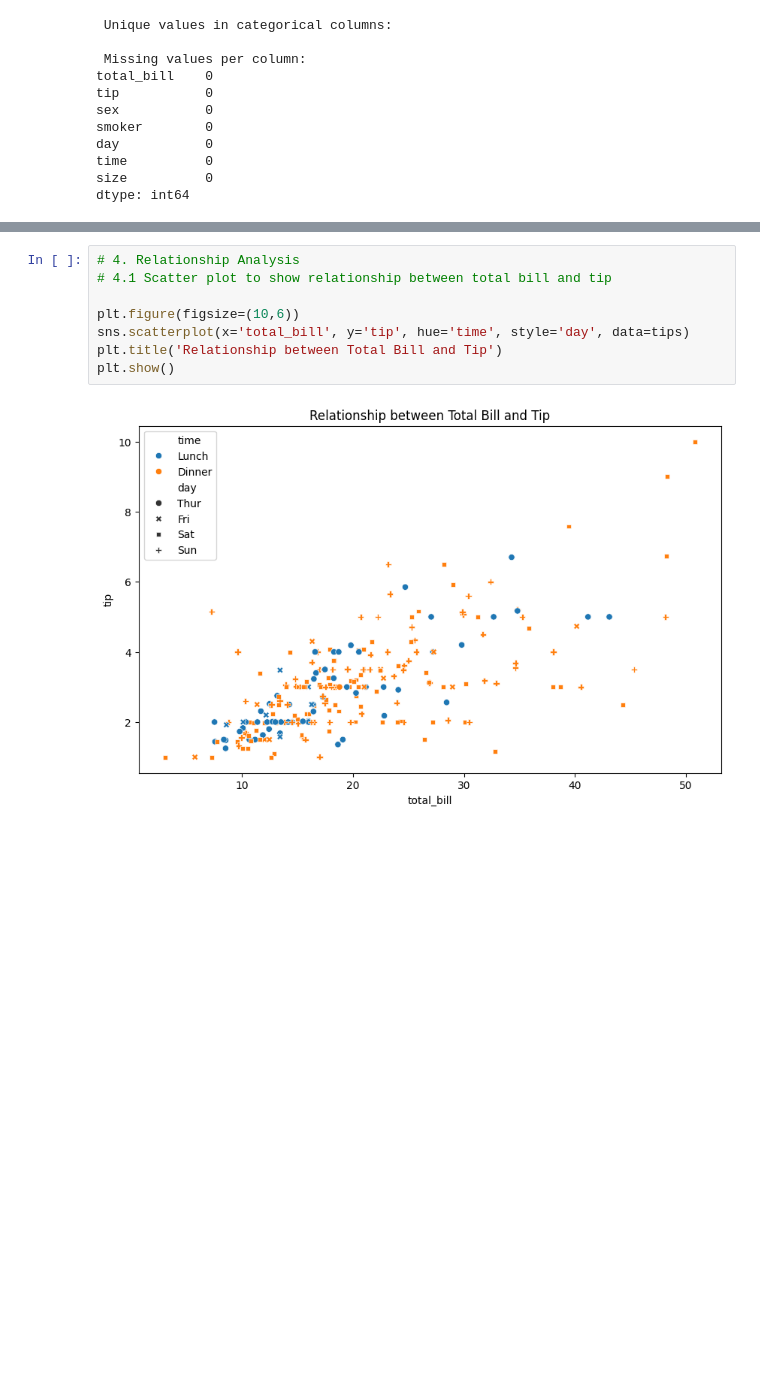
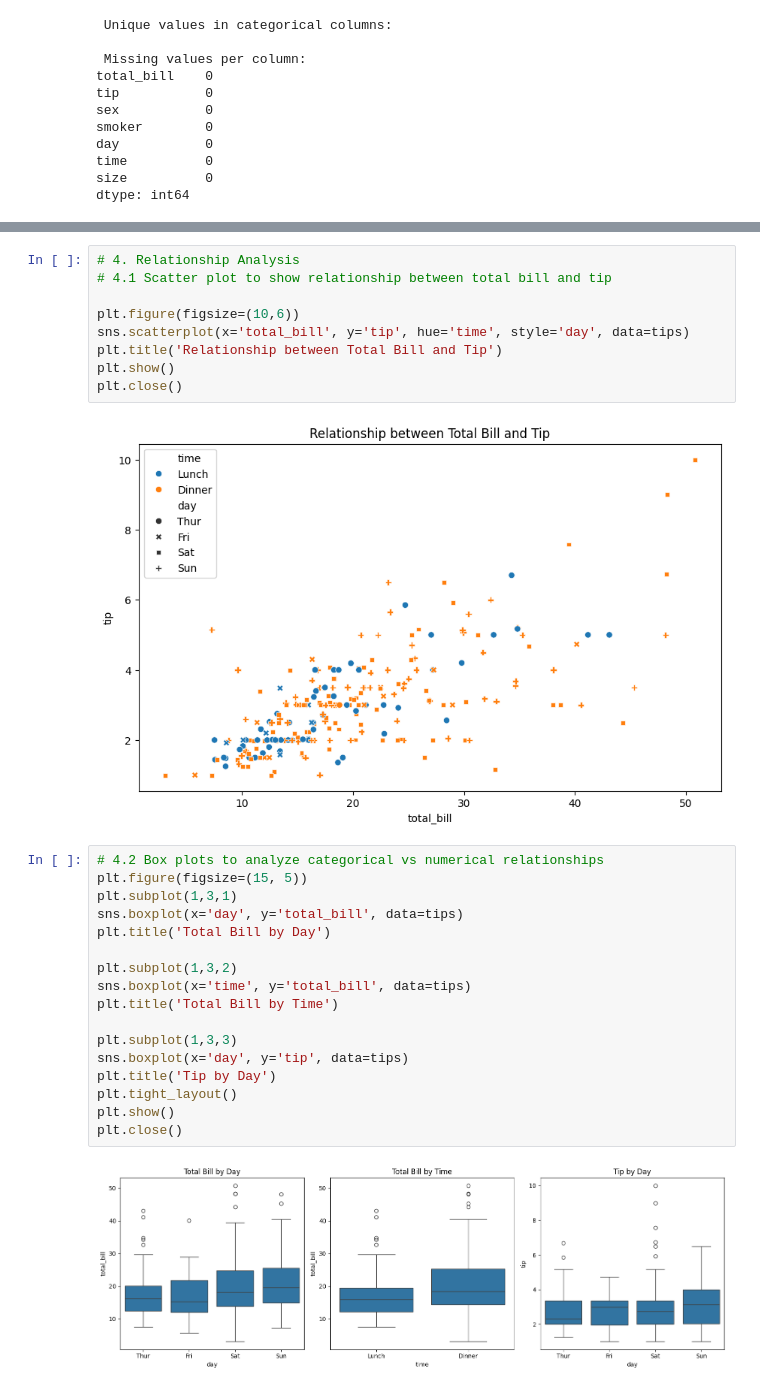
Before and after one commit to dwihujianto/ds, a Jupyter notebook: eda.ipynb, the cells around one changed output, grey strips where cells are left out. Saved outputs shown, nothing was run; the diff lists cells and outputs as text; blank space fills up the shorter version.

Commit message:
feat: add relationship, correlation and pair plot

```diff
--- a/eda.ipynb
+++ b/eda.ipynb
@@ -94,5 +95,25 @@ plt.figure(figsize=(10,6))
 sns.scatterplot(x='total_bill', y='tip', hue='time', style='day', data=tips)
 plt.title('Relationship between Total Bill and Tip')
 plt.show()
+plt.close()
 # %% [output]
 [figure]
+# %%
+# 4.2 Box plots to analyze categorical vs numerical relationships
+plt.figure(figsize=(15, 5))
+plt.subplot(1,3,1)
+sns.boxplot(x='day', y='total_bill', data=tips)
+plt.title('Total Bill by Day')
+
+plt.subplot(1,3,2)
+sns.boxplot(x='time', y='total_bill', data=tips)
+plt.title('Total Bill by Time')
+
+plt.subplot(1,3,3)
+sns.boxplot(x='day', y='tip', data=tips)
+plt.title('Tip by Day')
+plt.tight_layout()
+plt.show()
+plt.close()
+# %% [output]
+[figure, added]
```
Also changed, not shown: parts of 8 cells of this notebook.
